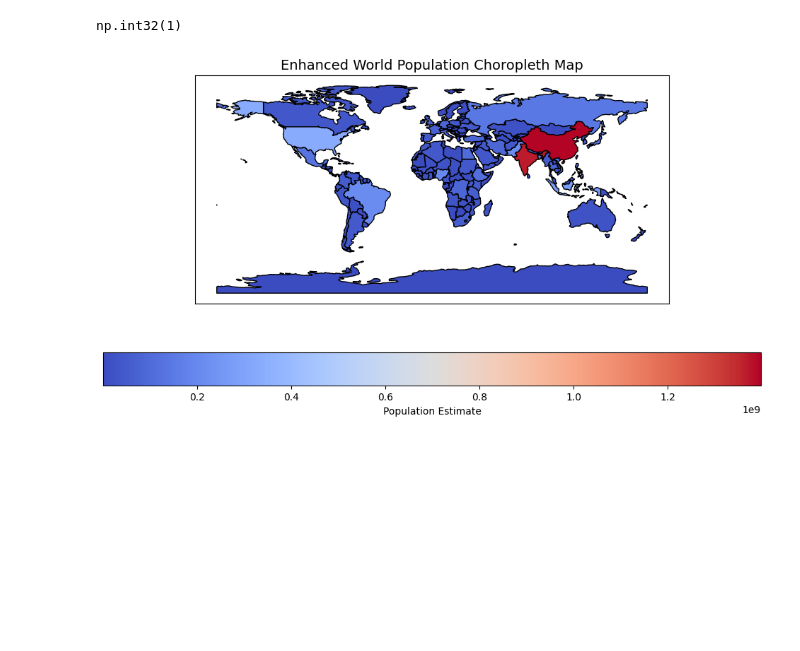
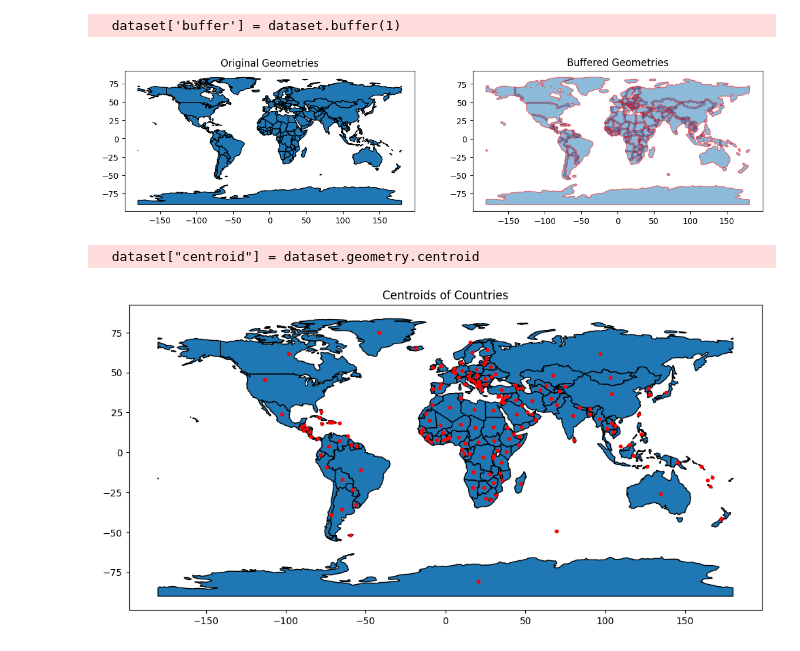
Before and after one commit to b3rian/Geospatial-Analysis, a Jupyter notebook: geopandas tutorial.ipynb, the cells around one changed output. Cells and saved outputs as stored; diff of their text form; code cells hidden in the pictures; blank space fills up the shorter version.

```diff
--- a/geopandas tutorial.ipynb
+++ b/geopandas tutorial.ipynb
@@ -45,22 +13,25 @@ n[['NAME', 'POP_EST']]
-# %%
-gdf.iloc[2,1]
-# %% [output]
-np.int32(1)
-# %%
-fig, ax = plt.subplots(figsize=(12, 6))
-
-# Plot with a colorbar legend
-gdf.plot(column='POP_EST', cmap='coolwarm', edgecolor='black',
-           legend=True, legend_kwds={'label': "Population Estimate",
-                                     'orientation': "horizontal"},
-           ax=ax)
-
-# Remove axis labels
-ax.set_xticks([])
-ax.set_yticks([])
-ax.set_frame_on(True)
-
-ax.set_title("Enhanced World Population Choropleth Map", fontsize=14)
-plt.show()
-# %% [output]
-[figure, removed]
+# %%
+dataset['buffer'] = dataset.buffer(1)
+fig, ax = plt.subplots(1, 2, figsize=(14, 6))
+dataset.plot(ax=ax[0], edgecolor="black")
+dataset["buffer"].plot(ax=ax[1], edgecolor="red", alpha=0.5)
+
+ax[0].set_title("Original Geometries")
+ax[1].set_title("Buffered Geometries")
+plt.show()
+# %% [output]
+  dataset['buffer'] = dataset.buffer(1)
+[figure, added]
+# %%
+dataset["centroid"] = dataset.geometry.centroid
+
+# Plot the centroids
+fig, ax = plt.subplots(figsize=(12, 6))
+dataset.plot(ax=ax, edgecolor="black")
+dataset["centroid"].plot(ax=ax, color="red", markersize=10)
+
+ax.set_title("Centroids of Countries")
+plt.show()
+# %% [output]
+  dataset["centroid"] = dataset.geometry.centroid
+[figure, added]
```
Also changed, not shown: parts of 10 cells of this notebook.
